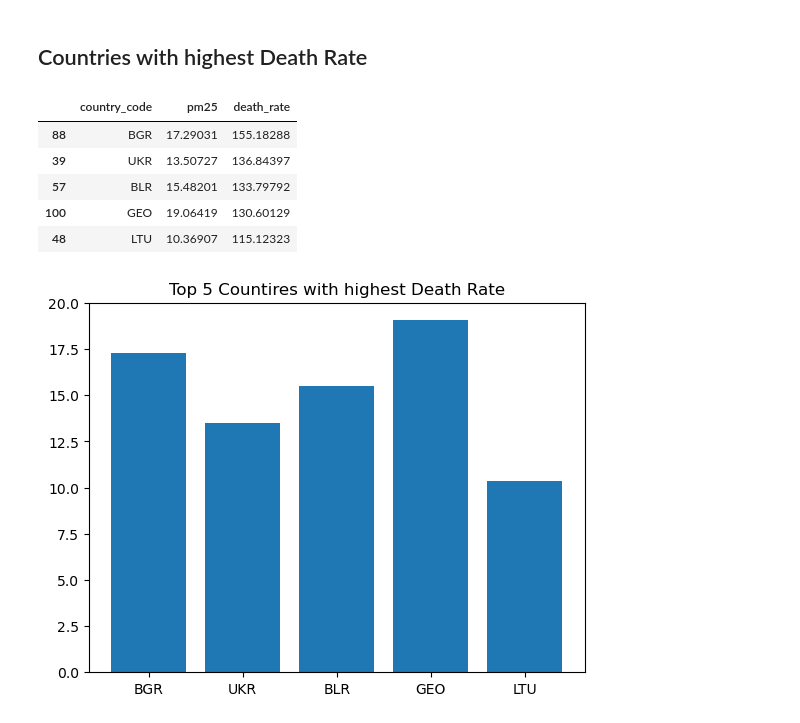
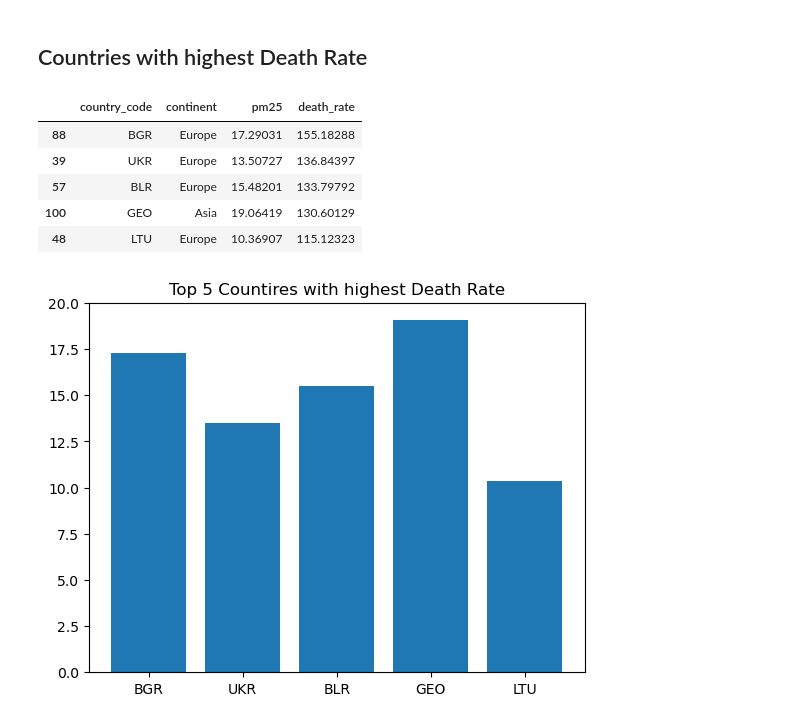
Before and after one commit to xahid007/Air-Pollution, a Jupyter notebook: Notebooks/02_EDA.ipynb, the cells around one changed output. Drawn from its saved outputs; the diff is of its cells as text; code cells hidden in the pictures.

```diff
--- a/Notebooks/02_EDA.ipynb
+++ b/Notebooks/02_EDA.ipynb
@@ -91,15 +92,15 @@ plt.show()
 # %% [markdown]
 ## Countries with highest Death Rate
 # %%
-top_death_rate = df.nlargest(5, "death_rate")[["country_code", "pm25", "death_rate"]]
+top_death_rate = df.nlargest(5, "death_rate")[["country_code", "continent" ,"pm25", "death_rate"]]
 top_death_rate
 # %% [output]
-|  | country_code | pm25 | death_rate |
-| 88 | BGR | 17.29031 | 155.18288 |
-| 39 | UKR | 13.50727 | 136.84397 |
-| 57 | BLR | 15.48201 | 133.79792 |
-| 100 | GEO | 19.06419 | 130.60129 |
-| 48 | LTU | 10.36907 | 115.12323 |
+|  | country_code | continent | pm25 | death_rate |
+| 88 | BGR | Europe | 17.29031 | 155.18288 |
+| 39 | UKR | Europe | 13.50727 | 136.84397 |
+| 57 | BLR | Europe | 15.48201 | 133.79792 |
+| 100 | GEO | Asia | 19.06419 | 130.60129 |
+| 48 | LTU | Europe | 10.36907 | 115.12323 |
 # %%
 plt.bar(top_death_rate['country_code'],top_death_rate['pm25'])
 plt.title('Top 5 Countires with highest Death Rate')
```
Also changed, not shown: parts of 5 cells of this notebook, 2 other files.
